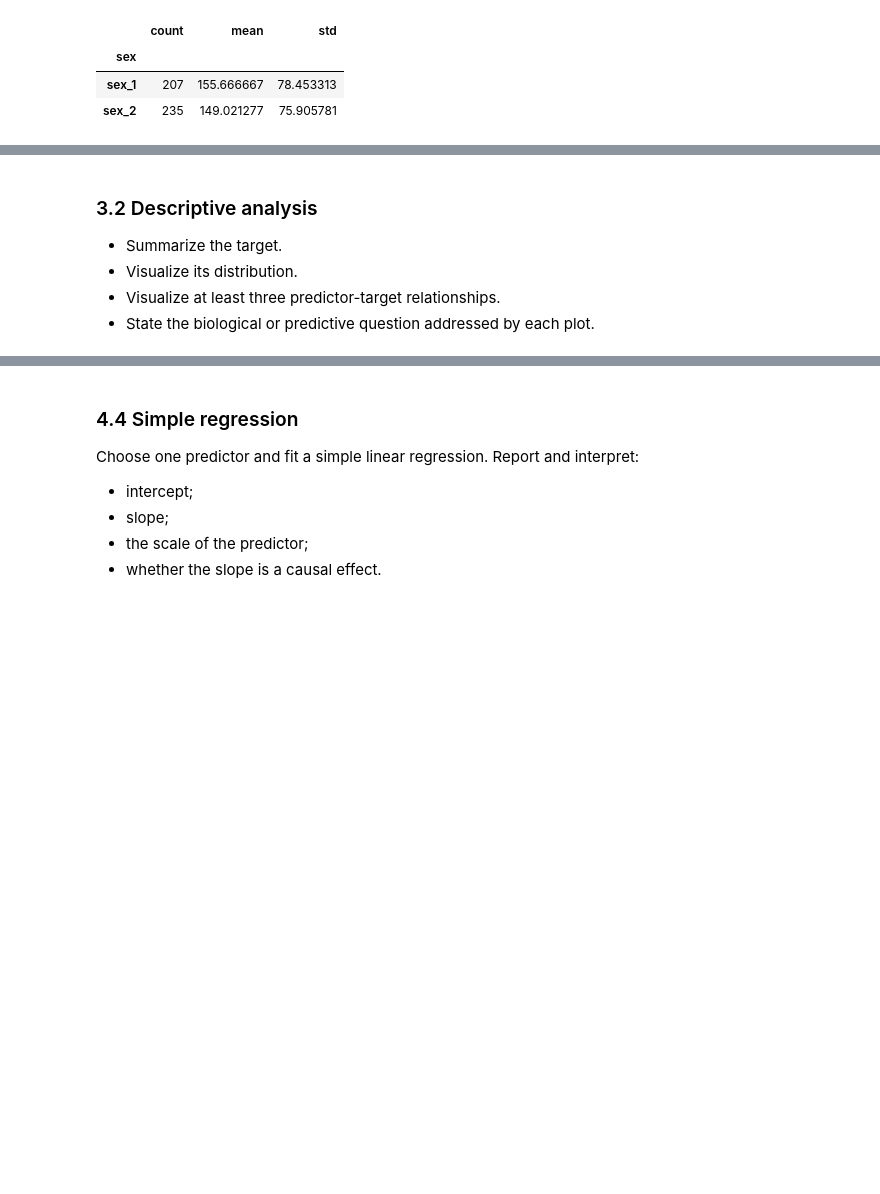
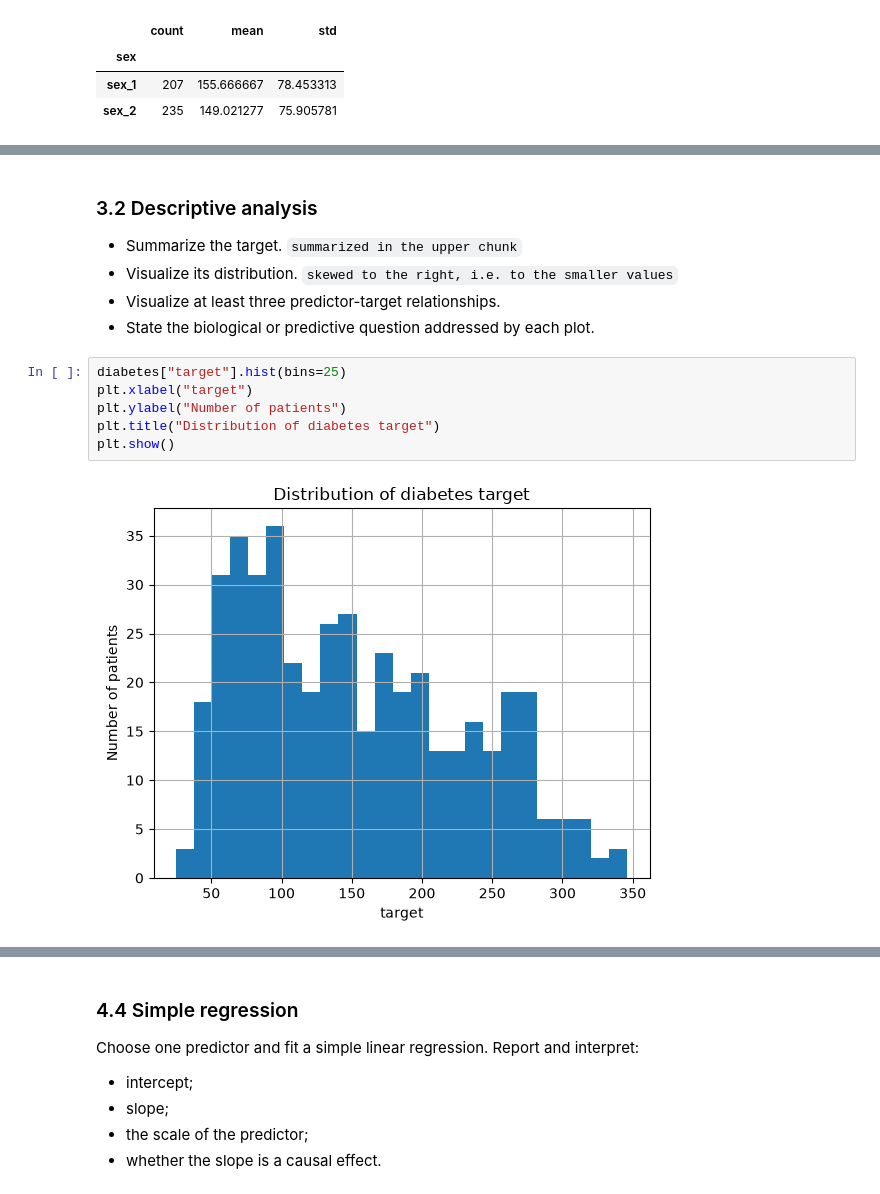
Before and after one commit to ValeriiaZhovannyk/KSE_ML_for_bioinformatics, a Jupyter notebook: my_work/week2/REPORT_TEMPLATE.ipynb, the cells around one changed output, grey strips where cells are left out. Drawn from its saved outputs; the diff is of its cells as text; blank space fills up the shorter version.

```diff
--- a/my_work/week2/REPORT_TEMPLATE.ipynb
+++ b/my_work/week2/REPORT_TEMPLATE.ipynb
@@ -268,7 +292,15 @@ Identify:
 # %% [markdown]
 ### 3.2 Descriptive analysis
 
-- Summarize the target.
-- Visualize its distribution.
+- Summarize the target. `summarized in the upper chunk`
+- Visualize its distribution. `skewed to the right, i.e. to the smaller values`
 - Visualize at least three predictor-target relationships.
 - State the biological or predictive question addressed by each plot.
+# %%
+diabetes["target"].hist(bins=25)
+plt.xlabel("target")
+plt.ylabel("Number of patients")
+plt.title("Distribution of diabetes target")
+plt.show()
+# %% [output]
+[figure, added]
```
Also changed, not shown: parts of 43 cells of this notebook, 1 other file.
